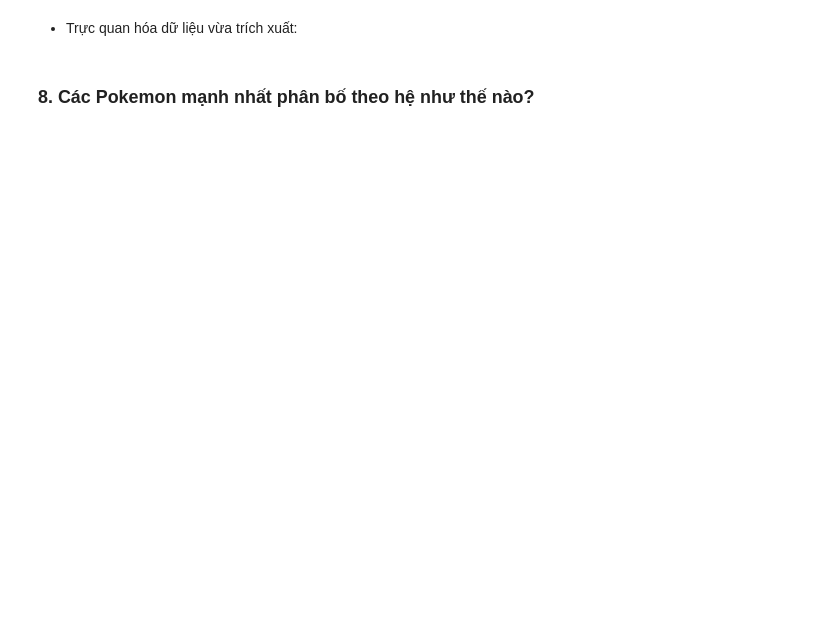
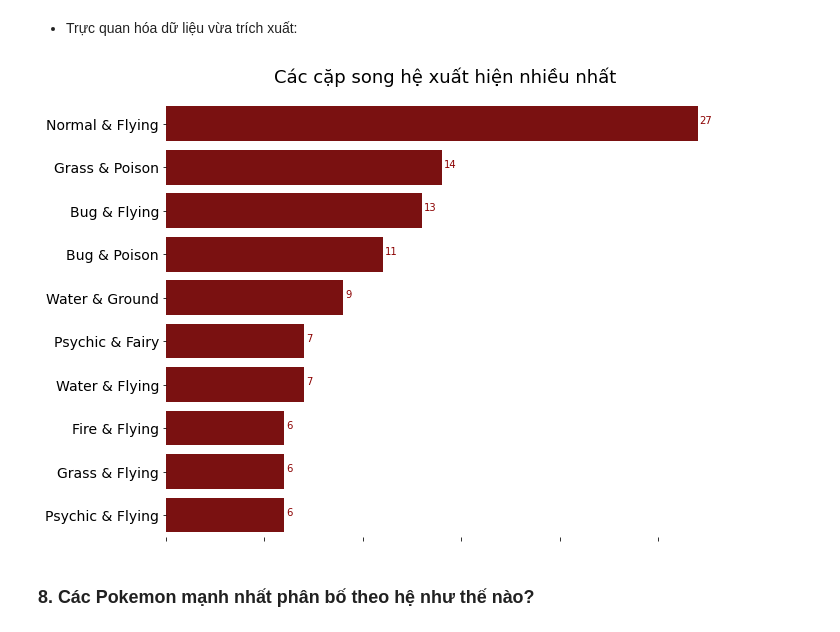
Before and after one commit to dangquangnguyenn/pokedex_crawler, a Jupyter notebook: pokedex_crawler.ipynb, the cells around one changed output. Drawn from its saved outputs; the diff is of its cells as text; code cells hidden in the pictures; blank space fills up the shorter version.

```diff
--- a/pokedex_crawler.ipynb
+++ b/pokedex_crawler.ipynb
@@ -638,17 +825,20 @@ Dual_Types
 # %%
 ax = sns.barplot(y=Dual_Types.index, x=Dual_Types.values, orient='h', color='darkred')
 
 ax.set_xlabel(xlabel='')
 ax.set_xticklabels([])
+ax.figure.set_size_inches(10, 8)
 
 ax.set_yticklabels(ax.get_yticklabels(), size=14)
 
-ax.set_title('Pokémon Type Combinations Frequency', loc='left', pad=20)
+ax.set_title('Các cặp song hệ xuất hiện nhiều nhất', loc='center', pad=20, fontsize = 18)
 
 sns.despine(top=True, right=True, left=True, bottom=True)
 
 for index, value in enumerate(Dual_Types):
     plt.annotate(f'{value}', xy=(value + 0.1, index), color='darkred')
+# %% [output]
+[figure, added]
 # %% [markdown]
 ### 8. Các Pokemon mạnh nhất phân bố theo hệ như thế nào?
 # %%
```
Also changed, not shown: parts of 19 cells of this notebook, 1 other file.
